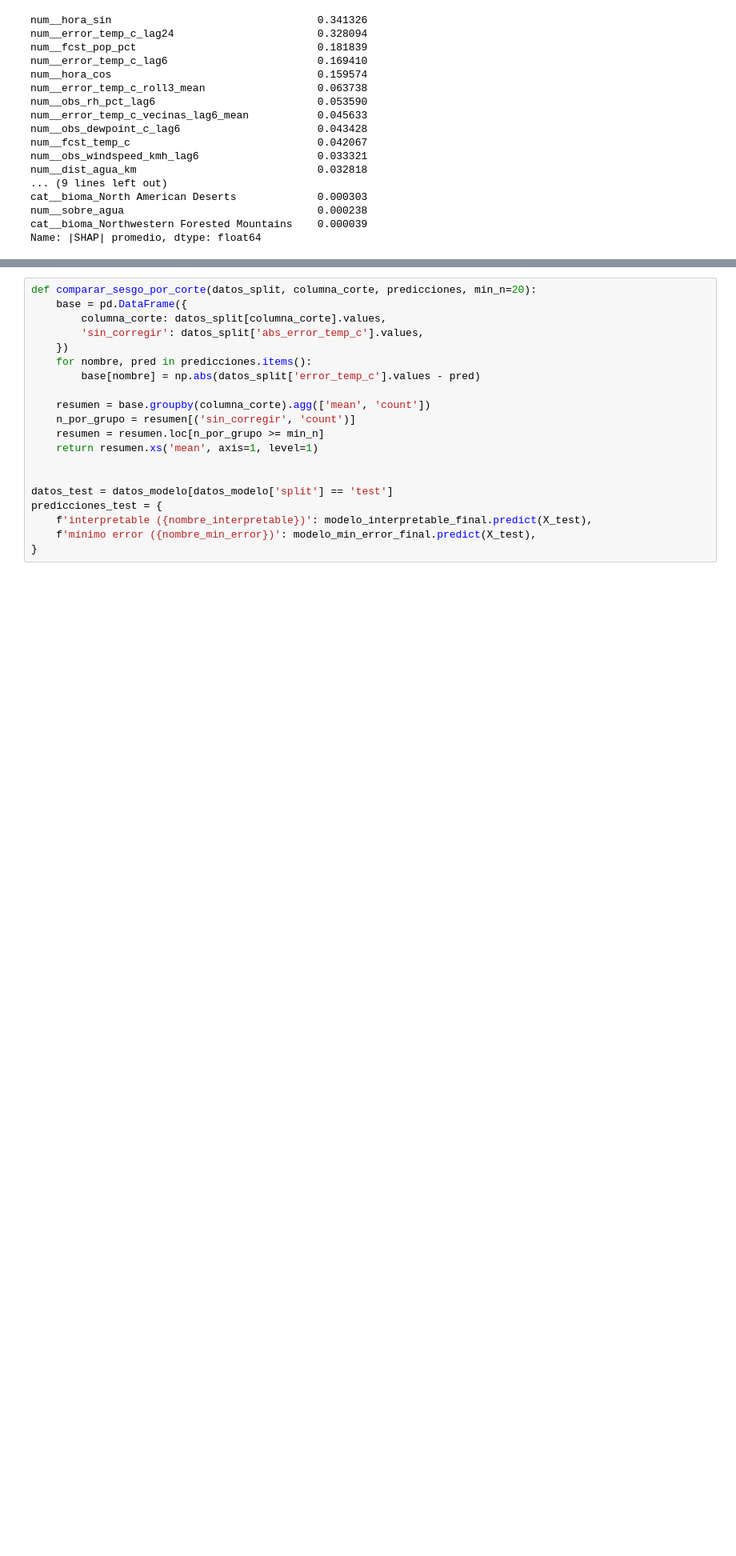
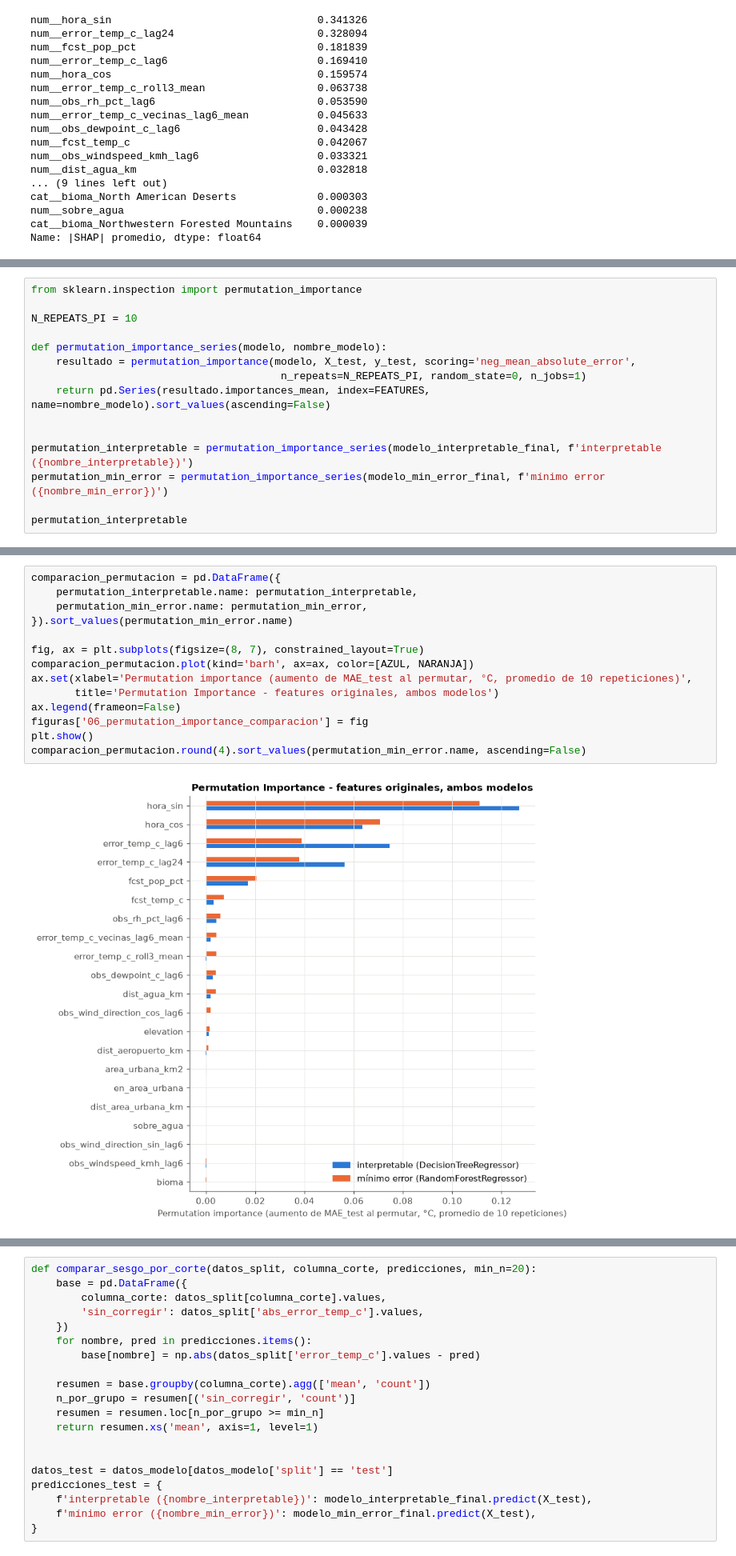
Before and after one commit to franconieto3/TPI_Taller_analisis_de_datos, a Jupyter notebook: TP3/notebooks/8_interpretabilidad.ipynb, the cells around one changed output, grey strips where cells are left out. Shown at 80% size. Saved outputs shown, nothing was run; the diff lists cells and outputs as text; blank space fills up the shorter version.

Commit message:
Permutation importance

```diff
--- a/TP3/notebooks/8_interpretabilidad.ipynb
+++ b/TP3/notebooks/8_interpretabilidad.ipynb
@@ -237,0 +253,15 @@ Name: |SHAP| promedio, dtype: float64
+# %%
+from sklearn.inspection import permutation_importance
+
+N_REPEATS_PI = 10
+
+def permutation_importance_series(modelo, nombre_modelo):
+    resultado = permutation_importance(modelo, X_test, y_test, scoring='neg_mean_absolute_error',
+                                        n_repeats=N_REPEATS_PI, random_state=0, n_jobs=1)
+    return pd.Series(resultado.importances_mean, index=FEATURES, name=nombre_modelo).sort_values(ascending=False)
+
+
+permutation_interpretable = permutation_importance_series(modelo_interpretable_final, f'interpretable ({nombre_interpretable})')
+permutation_min_error = permutation_importance_series(modelo_min_error_final, f'mínimo error ({nombre_min_error})')
+
+permutation_interpretable
@@ -237,0 +286,16 @@ Name: |SHAP| promedio, dtype: float64
+# %%
+comparacion_permutacion = pd.DataFrame({
+    permutation_interpretable.name: permutation_interpretable,
+    permutation_min_error.name: permutation_min_error,
+}).sort_values(permutation_min_error.name)
+
+fig, ax = plt.subplots(figsize=(8, 7), constrained_layout=True)
+comparacion_permutacion.plot(kind='barh', ax=ax, color=[AZUL, NARANJA])
+ax.set(xlabel='Permutation importance (aumento de MAE_test al permutar, °C, promedio de 10 repeticiones)',
+       title='Permutation Importance - features originales, ambos modelos')
+ax.legend(frameon=False)
+figuras['06_permutation_importance_comparacion'] = fig
+plt.show()
+comparacion_permutacion.round(4).sort_values(permutation_min_error.name, ascending=False)
+# %% [output]
+[figure, added]
```
Also changed, not shown: parts of 9 cells of this notebook.
